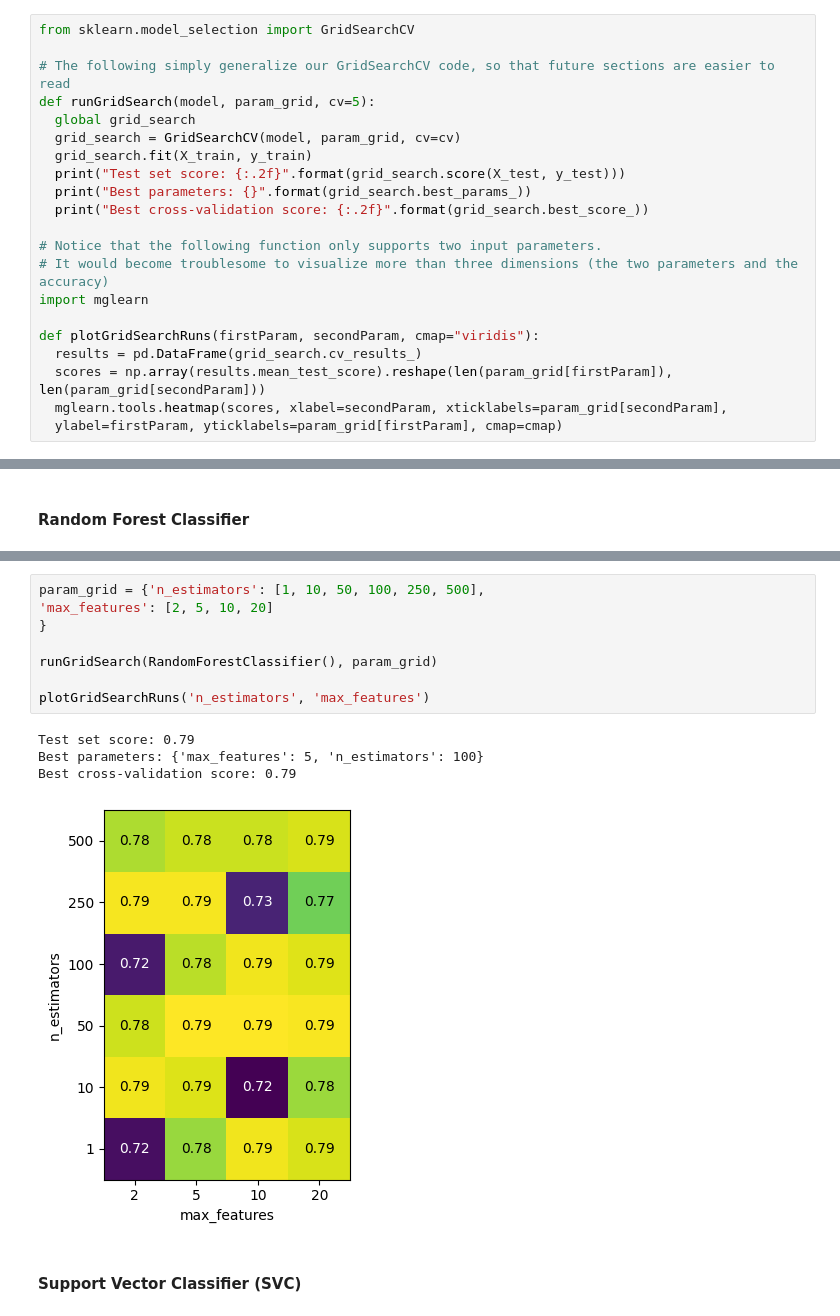
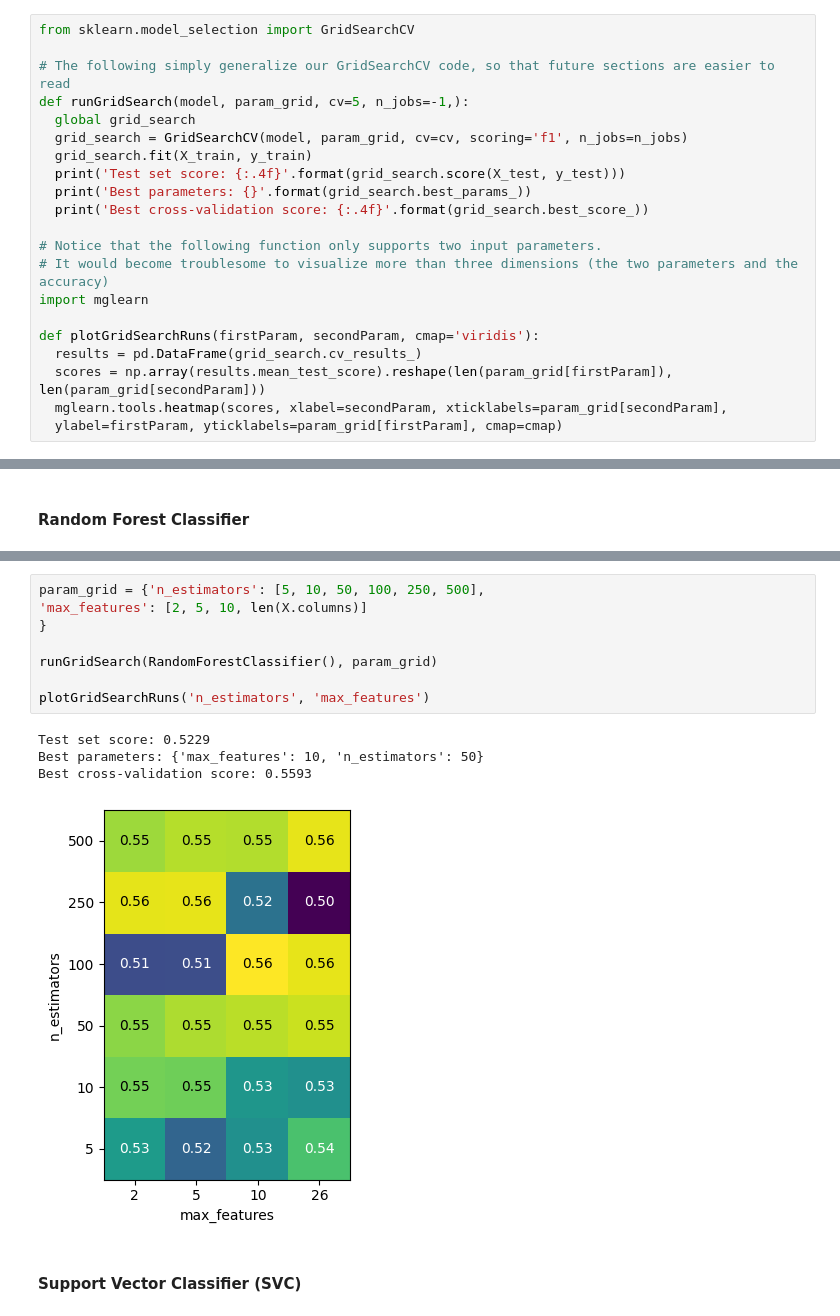
Before and after one commit to edab96/AI-and-Robotics-Project, a Jupyter notebook: Churn_Prediction.ipynb, the cells around one changed output, grey strips where cells are left out. Saved outputs shown, nothing was run; the diff lists cells and outputs as text.

Commit message:
Adopted f1 score as scoring metric and other adjustments

```diff
--- a/Churn_Prediction.ipynb
+++ b/Churn_Prediction.ipynb
@@ -450,19 +486,19 @@ parameter setting. Cross-validation accuracy is encoded with color. The lighter
 from sklearn.model_selection import GridSearchCV
 
 # The following simply generalize our GridSearchCV code, so that future sections are easier to read
-def runGridSearch(model, param_grid, cv=5):
+def runGridSearch(model, param_grid, cv=5, n_jobs=-1,):
   global grid_search
-  grid_search = GridSearchCV(model, param_grid, cv=cv)
+  grid_search = GridSearchCV(model, param_grid, cv=cv, scoring='f1', n_jobs=n_jobs)
   grid_search.fit(X_train, y_train)
-  print("Test set score: {:.2f}".format(grid_search.score(X_test, y_test)))
-  print("Best parameters: {}".format(grid_search.best_params_))
-  print("Best cross-validation score: {:.2f}".format(grid_search.best_score_))
+  print('Test set score: {:.4f}'.format(grid_search.score(X_test, y_test)))
+  print('Best parameters: {}'.format(grid_search.best_params_))
+  print('Best cross-validation score: {:.4f}'.format(grid_search.best_score_))
 
 # Notice that the following function only supports two input parameters.
 # It would become troublesome to visualize more than three dimensions (the two parameters and the accuracy)
 import mglearn
 
-def plotGridSearchRuns(firstParam, secondParam, cmap="viridis"):
+def plotGridSearchRuns(firstParam, secondParam, cmap='viridis'):
   results = pd.DataFrame(grid_search.cv_results_)
   scores = np.array(results.mean_test_score).reshape(len(param_grid[firstParam]), len(param_grid[secondParam]))
   mglearn.tools.heatmap(scores, xlabel=secondParam, xticklabels=param_grid[secondParam],
@@ -622,16 +636,16 @@ Best cross-validation score: 0.79
 # %%
-param_grid = {'n_estimators': [1, 10, 50, 100, 250, 500],
-'max_features': [2, 5, 10, 20]
+param_grid = {'n_estimators': [5, 10, 50, 100, 250, 500],
+'max_features': [2, 5, 10, len(X.columns)]
 }
 
 runGridSearch(RandomForestClassifier(), param_grid)
 
 plotGridSearchRuns('n_estimators', 'max_features')
 # %% [output]
-Test set score: 0.79
-Best parameters: {'max_features': 5, 'n_estimators': 100}
-Best cross-validation score: 0.79
+Test set score: 0.5229
+Best parameters: {'max_features': 10, 'n_estimators': 50}
+Best cross-validation score: 0.5593
-[figure, old version]
+[figure, new version]
 # %% [markdown]
 #### Support Vector Classifier (SVC)
 # %%
```
Also changed, not shown: parts of 40 cells of this notebook.
